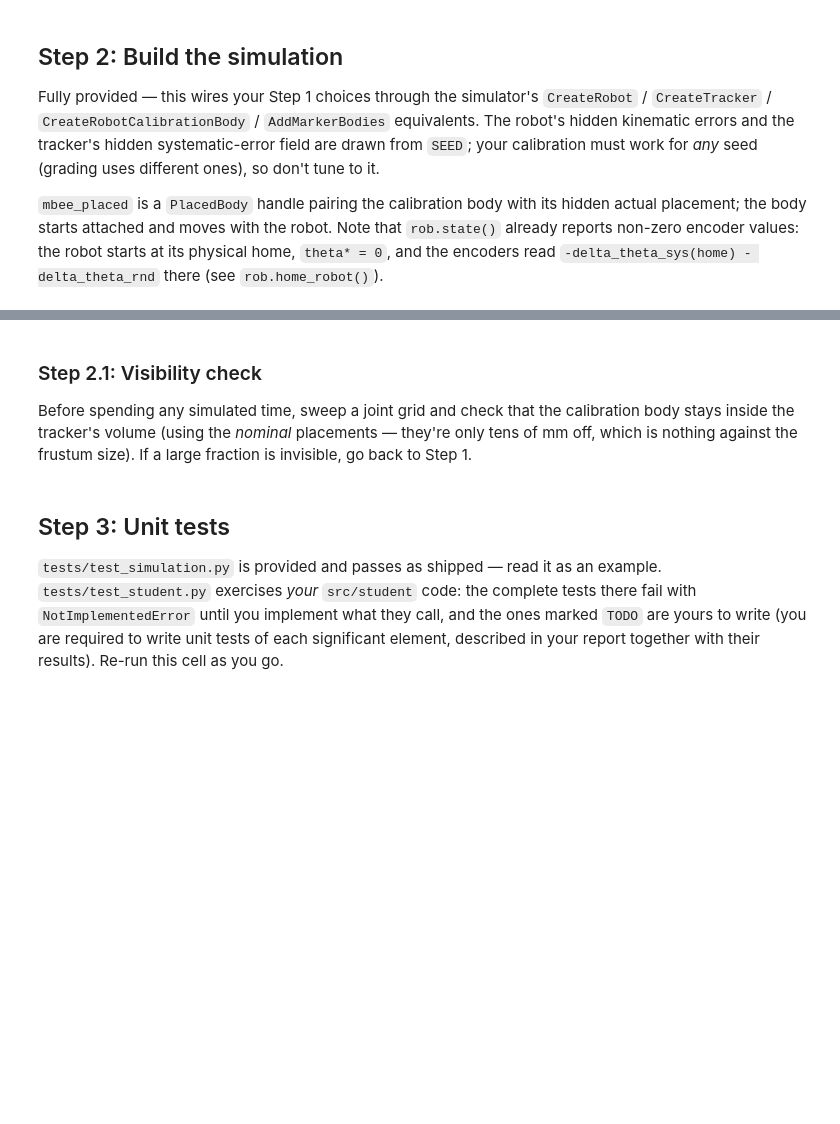
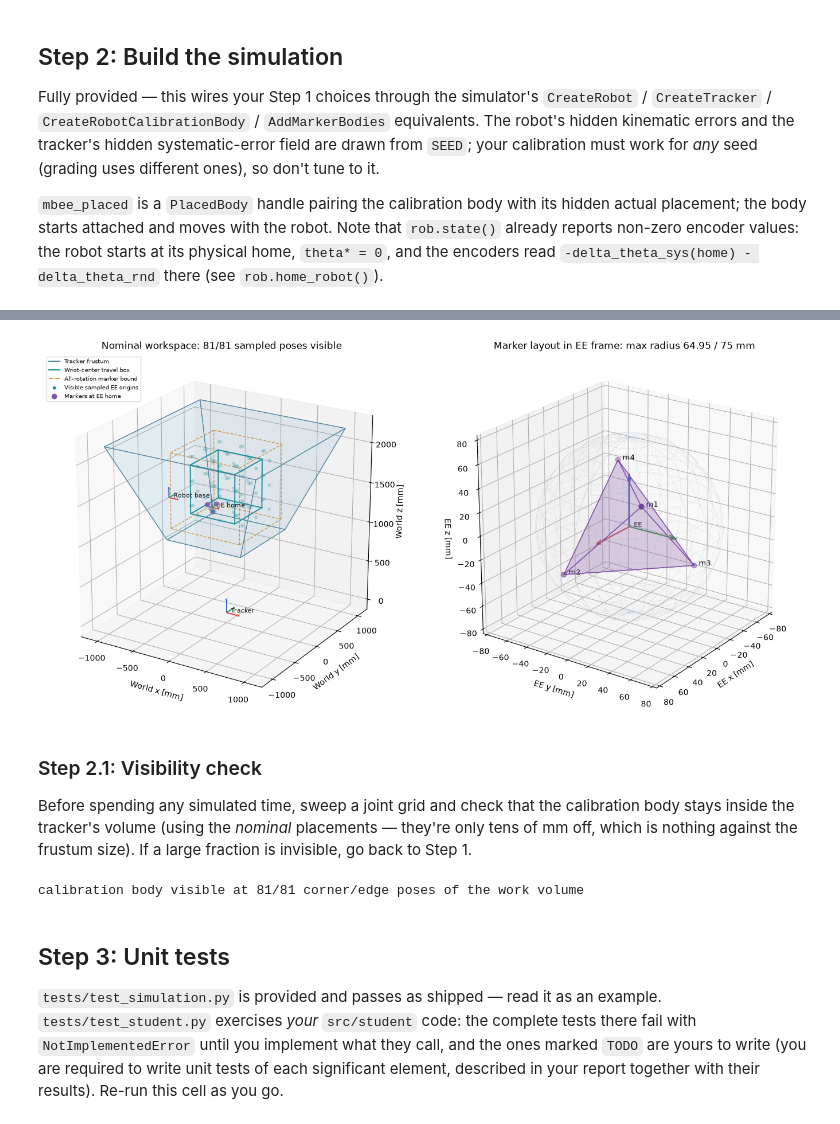
Before and after one commit to Vncntmhlr/CIS_Assignments, a Jupyter notebook: assignment2/notebooks/assignment2_template.ipynb, the cells around one changed output, grey strips where cells are left out. Drawn from its saved outputs; the diff is of its cells as text; code cells hidden in the pictures; blank space fills up the shorter version.

Commit message:
add visualization and improved F_rob_approx so pass 81/81 of simulation test

```diff
--- a/assignment2/notebooks/assignment2_template.ipynb
+++ b/assignment2/notebooks/assignment2_template.ipynb
@@ -72,10 +72,15 @@ Things to keep in mind:
   (`simulation.define_marker_body` / `place_marker_body`) if your design
   wants them; their layouts are only known to ±2 mm (see Step 5).
 # %%
-F_tracker_approx = None  # TODO: Frame, tracker pose relative to the workspace (the camera looks along its local +z)
-F_rob_approx = None      # TODO: Frame, robot base pose relative to the workspace
+F_tracker_approx = Frame.eye()  # TODO: Frame, tracker pose relative to the workspace (the camera looks along its local +z)
+F_rob_approx = Frame(Rot(), vct3(-800, 0, 1300))  # Center wrist travel at (0, 0, 1600) mm
 
+s = 75.0 / 2
 mbee_local_positions = [
+    vct3( s,  s,  s),
+    vct3( s, -s, -s),
+    vct3(-s,  s, -s),
+    vct3(-s, -s,  s),
     # TODO: points, every ||a*_k|| <= 75mm, for the calibration body on the end effector
 ]
 # %% [markdown]
@@ -106,3 +114,16 @@ print("robot state:", rob.state())
+# %%
+# Nominal workspace design; export the figure for the report.
+from src.student.visualization import visualize_workspace_design
+from pathlib import Path
+import matplotlib.pyplot as plt
+
+fig, axes = visualize_workspace_design(rob, trk, mbee_local_positions)
+figure_path = Path("../figures/workspace_design.png")
+figure_path.parent.mkdir(parents=True, exist_ok=True)
+fig.savefig(figure_path, dpi=160, bbox_inches="tight")
+plt.show()
+# %% [output]
+[figure, added]
 # %% [markdown]
 ### Step 2.1: Visibility check
 
@@ -124,6 +145,8 @@ for x in (0, 300, 600):
                 n_tot += 1
                 n_vis += trk.is_visible(mbee_markers_world(theta))
 print(f"calibration body visible at {n_vis}/{n_tot} corner/edge poses of the work volume")
+# %% [output]
+calibration body visible at 81/81 corner/edge poses of the work volume
 # %% [markdown]
 ## Step 3: Unit tests
 
```
Also changed, not shown: parts of 3 cells of this notebook, 3 other files.
